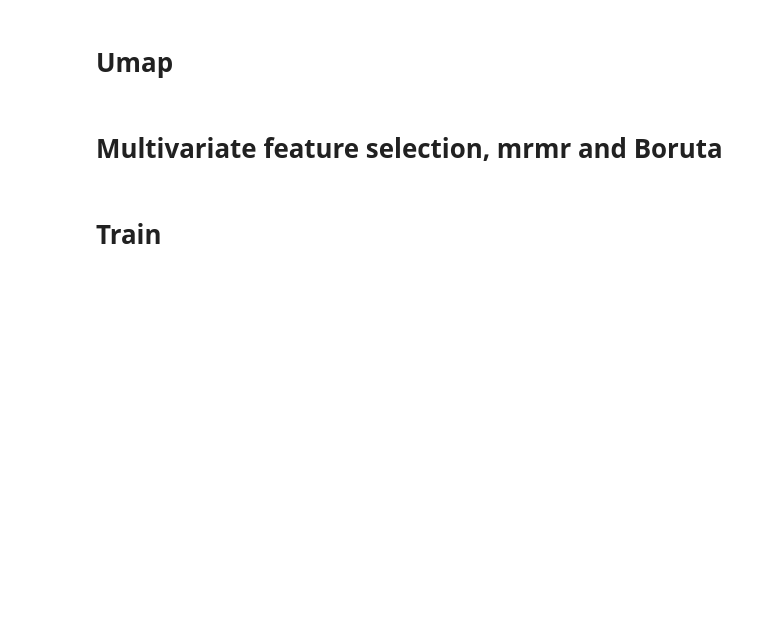
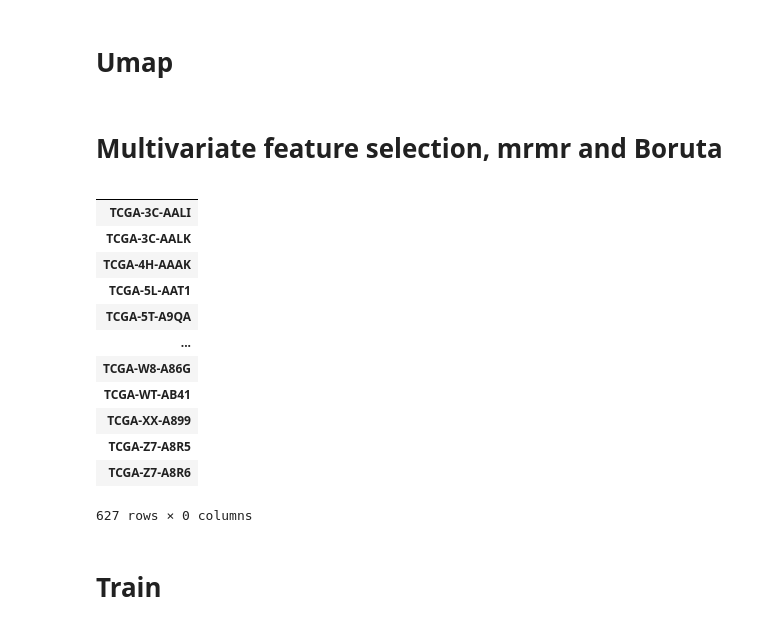
Before and after one commit to aleberans/Analisi-dati-multi-omici-per-la-predizione-della-prognosi-di-pazienti-oncologici, a Jupyter notebook: Codice.ipynb, the cells around one changed output. Saved outputs shown, nothing was run; the diff lists cells and outputs as text; code cells hidden in the pictures; blank space fills up the shorter version.

```diff
--- a/Codice.ipynb
+++ b/Codice.ipynb
@@ -321,9 +321,23 @@ def execute_boruta_feature_selection(
 
     return kept_features, discarded_features
 # %%
-#kept, discarded = execute_boruta_feature_selection(filtered_normalize_data['cnv'], label, 3)
+kept, discarded = execute_boruta_feature_selection(datasets['cnv'], label, 3)
 # %%
-#filtered_normalize_data['proteins'][kept]
+datasets['cnv'][kept]
+# %% [output]
+|  |
+| TCGA-3C-AALI |
+| TCGA-3C-AALK |
+| TCGA-4H-AAAK |
+| TCGA-5L-AAT1 |
+| TCGA-5T-A9QA |
+| ... |
+| TCGA-W8-A86G |
+| TCGA-WT-AB41 |
+| TCGA-XX-A899 |
+| TCGA-Z7-A8R5 |
+| TCGA-Z7-A8R6 |
+627 rows × 0 columns
 # %% [markdown]
 # Train
 # %%
```
Also changed, not shown: parts of 12 cells of this notebook.
